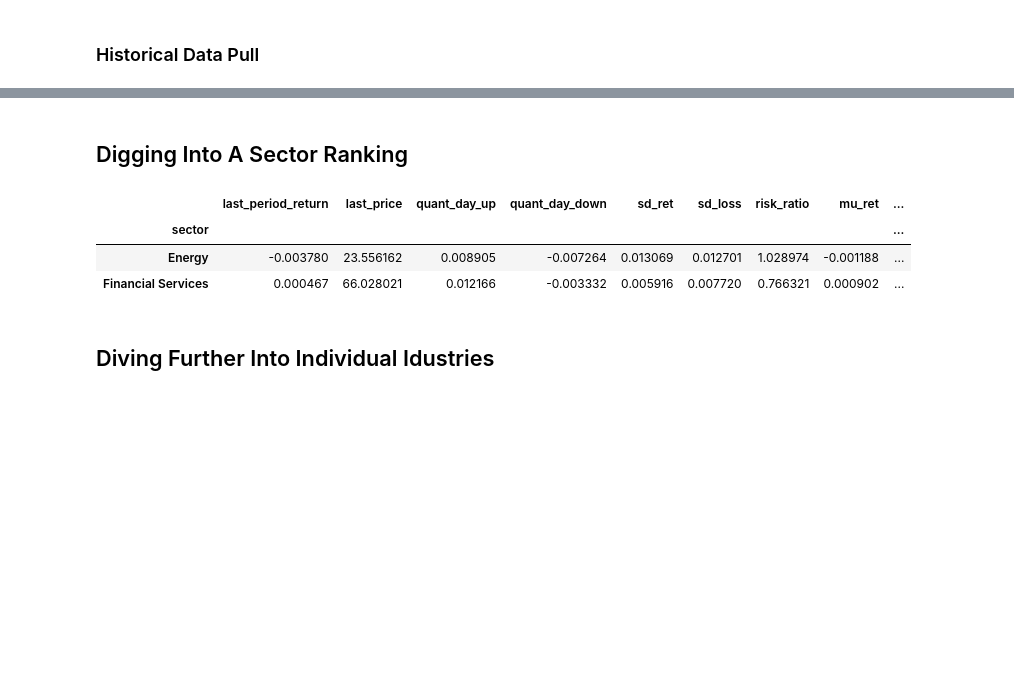
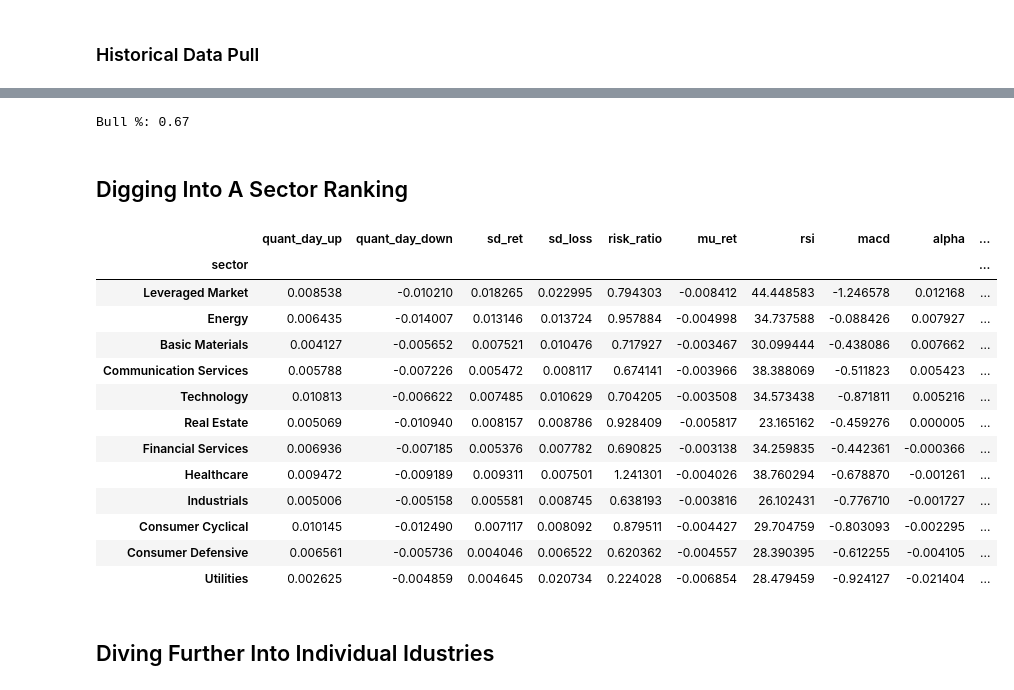
Before and after one commit to webclinic017/Stock-Strategy-Exploration, a Jupyter notebook: Python/Automated-Investing.ipynb, the cells around one changed output, grey strips where cells are left out. Saved outputs shown, nothing was run; the diff lists cells and outputs as text; code cells hidden in the pictures; blank space fills up the shorter version.

```diff
--- a/Python/Automated-Investing.ipynb
+++ b/Python/Automated-Investing.ipynb
@@ -247,3 +324,9 @@ fig.set_size_inches(16,9)
+# %%
+TQQQ_Weight = Next_Day_Prob[1]
+SQQQ_Weight = Next_Day_Prob[0]
+print("Bull %:",np.round(TQQQ_Weight,2))
+# %% [output]
+Bull %: 0.67
 # %% [markdown]
 ## Digging Into A Sector Ranking
 # %%
@@ -253,25 +336,33 @@ Total_Sector_Summary = Group_Consolidator(
     groups = Sectors,
     column = 'sector'
 )
-Sector_Summary = Group_Consolidator(Combined_Data = Combined_Data,
+Sector_Data = Group_Consolidator(Combined_Data = Combined_Data,
                                     groups = Sectors,
                                     column = 'sector',
-                                    min_macd = 0,
-                                    min_alpha = 0,
-                                    max_alpha_p = 0.75,
-                                    max_rsi = 70,
                                     q = 0.20
 )
-if len(Sector_Summary) == 0:
-    Sector_Summary = list()
+if len(Sector_Data) == 0:
+    Sector_Data = list()
     print("No Viable Sectors Currently")
-
-Sector_Summary.drop(['mu_day_up','sd_day_up','mu_day_down','sd_day_down'],axis = 1)
-# %% [output]
-|  | last_period_return | last_price | quant_day_up | quant_day_down | sd_ret | sd_loss | risk_ratio | mu_ret | ... |
-| sector |  |  |  |  |  |  |  |  | ... |
-| Energy | -0.003780 | 23.556162 | 0.008905 | -0.007264 | 0.013069 | 0.012701 | 1.028974 | -0.001188 | ... |
-| Financial Services | 0.000467 | 66.028021 | 0.012166 | -0.003332 | 0.005916 | 0.007720 | 0.766321 | 0.000902 | ... |
+# %%
+Sector_Summary = Sector_Data. \
+        drop(['last_period_return','last_price','mu_day_up','sd_day_up','mu_day_down','sd_day_down'],axis = 1)
+Sector_Summary
+# %% [output]
+|  | quant_day_up | quant_day_down | sd_ret | sd_loss | risk_ratio | mu_ret | rsi | macd | alpha | ... |
+| sector |  |  |  |  |  |  |  |  |  | ... |
+| Leveraged Market | 0.008538 | -0.010210 | 0.018265 | 0.022995 | 0.794303 | -0.008412 | 44.448583 | -1.246578 | 0.012168 | ... |
+| Energy | 0.006435 | -0.014007 | 0.013146 | 0.013724 | 0.957884 | -0.004998 | 34.737588 | -0.088426 | 0.007927 | ... |
+| Basic Materials | 0.004127 | -0.005652 | 0.007521 | 0.010476 | 0.717927 | -0.003467 | 30.099444 | -0.438086 | 0.007662 | ... |
+| Communication Services | 0.005788 | -0.007226 | 0.005472 | 0.008117 | 0.674141 | -0.003966 | 38.388069 | -0.511823 | 0.005423 | ... |
+| Technology | 0.010813 | -0.006622 | 0.007485 | 0.010629 | 0.704205 | -0.003508 | 34.573438 | -0.871811 | 0.005216 | ... |
+| Real Estate | 0.005069 | -0.010940 | 0.008157 | 0.008786 | 0.928409 | -0.005817 | 23.165162 | -0.459276 | 0.000005 | ... |
+| Financial Services | 0.006936 | -0.007185 | 0.005376 | 0.007782 | 0.690825 | -0.003138 | 34.259835 | -0.442361 | -0.000366 | ... |
+| Healthcare | 0.009472 | -0.009189 | 0.009311 | 0.007501 | 1.241301 | -0.004026 | 38.760294 | -0.678870 | -0.001261 | ... |
+| Industrials | 0.005006 | -0.005158 | 0.005581 | 0.008745 | 0.638193 | -0.003816 | 26.102431 | -0.776710 | -0.001727 | ... |
+| Consumer Cyclical | 0.010145 | -0.012490 | 0.007117 | 0.008092 | 0.879511 | -0.004427 | 29.704759 | -0.803093 | -0.002295 | ... |
+| Consumer Defensive | 0.006561 | -0.005736 | 0.004046 | 0.006522 | 0.620362 | -0.004557 | 28.390395 | -0.612255 | -0.004105 | ... |
+| Utilities | 0.002625 | -0.004859 | 0.004645 | 0.020734 | 0.224028 | -0.006854 | 28.479459 | -0.924127 | -0.021404 | ... |
 # %% [markdown]
 ## Diving Further Into Individual Idustries
 # %%
```
Also changed, not shown: parts of 19 cells of this notebook, 6 other files.
